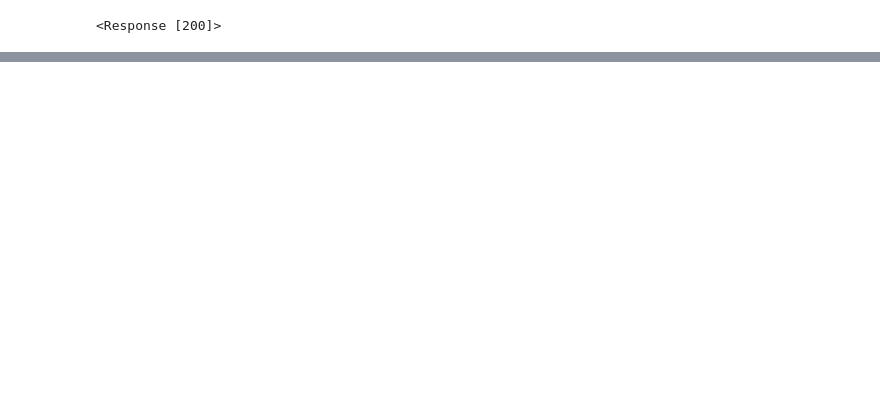
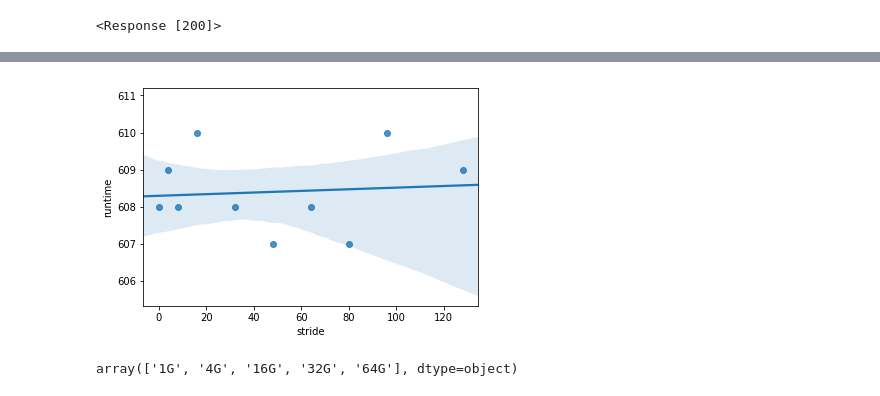
Before and after one commit to UmasouTTT/Kariz, a Jupyter notebook: code/ipython/spark.ipynb, the cells around one changed output, grey strips where cells are left out. Saved outputs shown, nothing was run; the diff lists cells and outputs as text; code cells hidden in the pictures; blank space fills up the shorter version.

```diff
--- a/code/ipython/spark.ipynb
+++ b/code/ipython/spark.ipynb
@@ -281,0 +79,10 @@ build_graph(g, ret)
+# %%
+df[df['stage_id'] == 0][['dataset', 'bw', 'stride', 'runtime']]
+
+cache_block_size = 4*1024*1024
+one_gig = 1<<30
+df['dataset_size'] = df['dataset'].map(lambda x: (int(x.rstrip('G'))<<30))
+
+
+
+df2 = df[(df['bw']=='10Gbps') & (df['dataset']=='64G') & (df['stage_id']==0)]
@@ -281,0 +91,26 @@ build_graph(g, ret)
+# %%
+import seaborn as sns
+import matplotlib.pyplot as plt
+import matplotlib.ticker as ticker
+
+sns.regplot(x='stride', y='runtime',
+            data=df[(df['bw']=='1Gbps') & (df['dataset']=='64G') & (df['stage_id']==0)])
+
+
+#sns.regplot(x='stride', y='runtime',
+#            data=df[(df['bw']=='1Gbps') & (df['dataset']=='32G') & (df['stage_id']==0)])
+
+
+#sns.regplot(x='stride', y='runtime',
+#            data=df[(df['bw']=='1Gbps') & (df['dataset']=='16G') & (df['stage_id']==0)])
+
+#sns.regplot(x='stride', y='runtime',
+#            data=df[(df['bw']=='1Gbps') & (df['dataset']=='4G') & (df['stage_id']==0)])
+
+plt.show()
+# %% [output]
+[figure, added]
+# %%
+df[(df['bw']=='40Gbps') & (df['stage_id']==0)]['dataset'].unique()
+# %% [output]
+array(['1G', '4G', '16G', '32G', '64G'], dtype=object)
```
Also changed, not shown: parts of 4 cells of this notebook, 12 other files.
